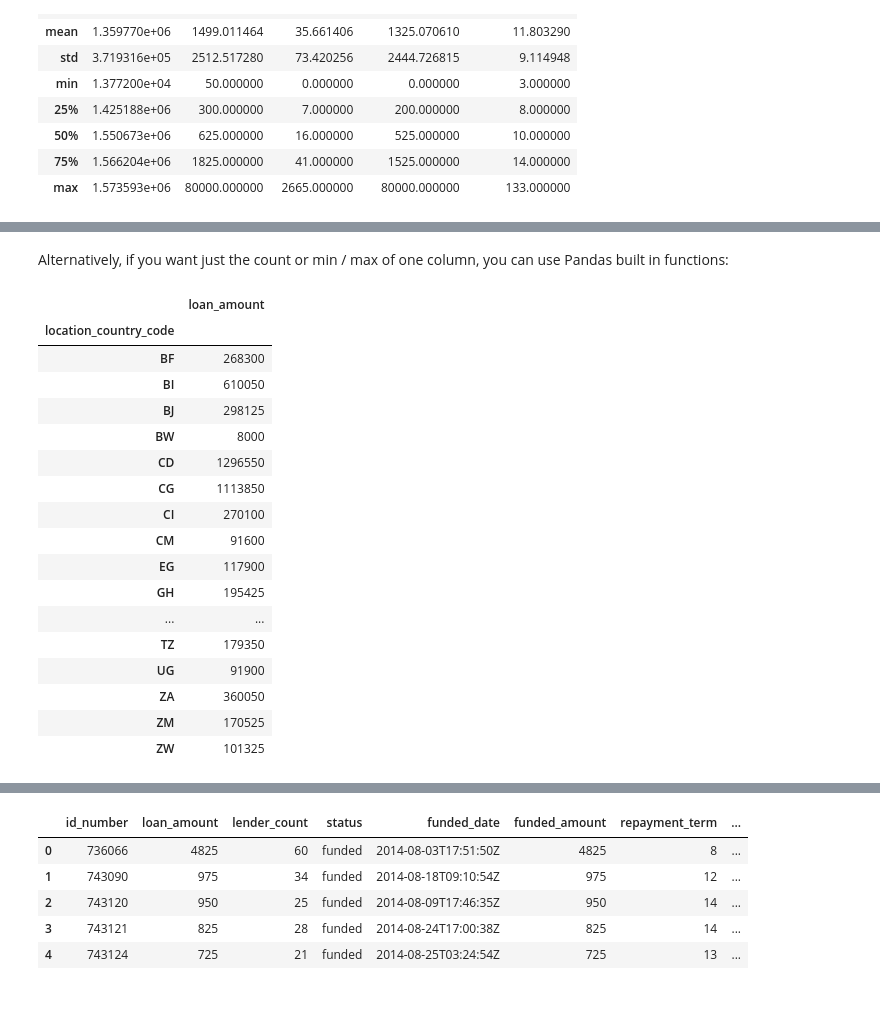
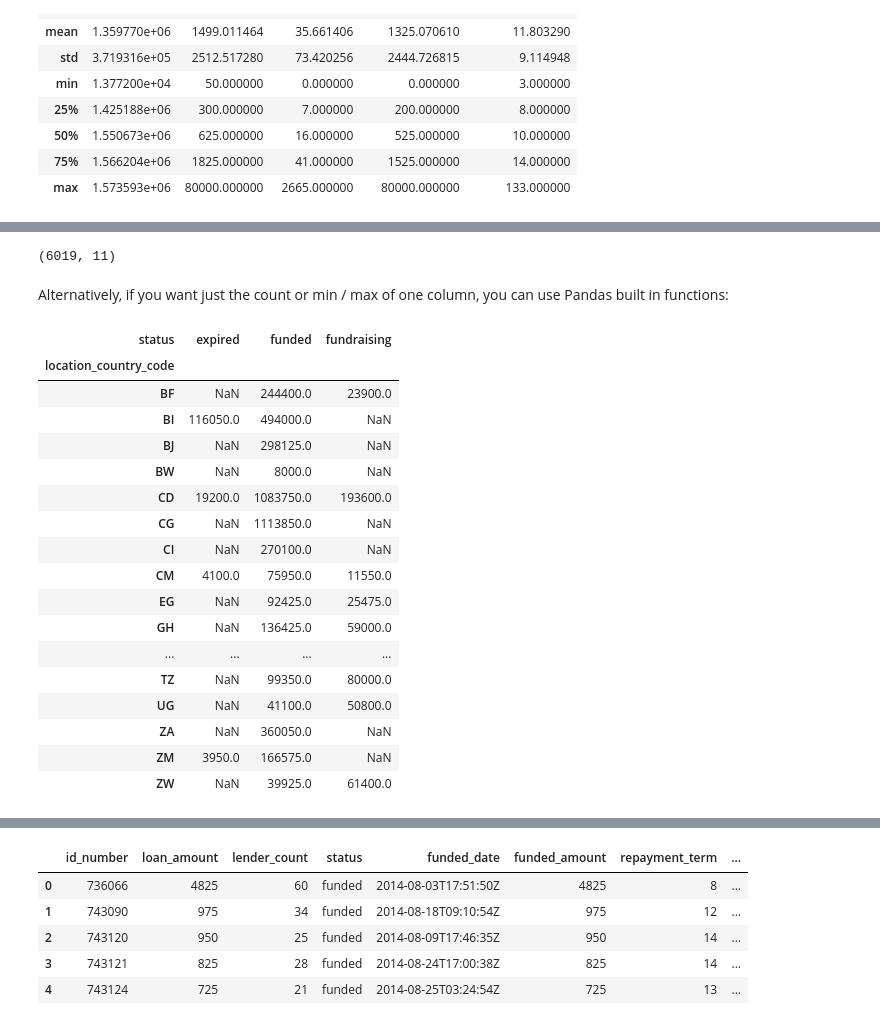
Before and after one commit to SaturdaysAI/Itinerario_MachineLearning, a Jupyter notebook: module_1_introduction/1_2 intro_to_pandas.ipynb, the cells around one changed output, grey strips where cells are left out. Cells and saved outputs as stored; diff of their text form; code cells hidden in the pictures.

```diff
--- a/module_1_introduction/1_2 intro_to_pandas.ipynb
+++ b/module_1_introduction/1_2 intro_to_pandas.ipynb
@@ -75,2 +90,6 @@ pivot_ui(df)
+# %%
+df.shape
+# %% [output]
+(6019, 11)
 # %% [markdown]
 Alternatively, if you want just the count or min / max of one column, you can use Pandas built in functions:
@@ -140,22 +96,24 @@ pd.pivot_table?
 # %%
-piv = pd.pivot_table(df, columns = 'location_country_code',  values = 'loan_amount', aggfunc='sum').T
+piv = pd.pivot_table(df, index = 'status',
+                         columns = 'location_country_code',
+                         values = 'loan_amount', aggfunc='sum').T
 piv
 # %% [output]
-|  | loan_amount |
-| location_country_code |  |
-| BF | 268300 |
-| BI | 610050 |
-| BJ | 298125 |
-| BW | 8000 |
-| CD | 1296550 |
-| CG | 1113850 |
-| CI | 270100 |
-| CM | 91600 |
-| EG | 117900 |
-| GH | 195425 |
-| ... | ... |
-| TZ | 179350 |
-| UG | 91900 |
-| ZA | 360050 |
-| ZM | 170525 |
-| ZW | 101325 |
+| status | expired | funded | fundraising |
+| location_country_code |  |  |  |
+| BF | NaN | 244400.0 | 23900.0 |
+| BI | 116050.0 | 494000.0 | NaN |
+| BJ | NaN | 298125.0 | NaN |
+| BW | NaN | 8000.0 | NaN |
+| CD | 19200.0 | 1083750.0 | 193600.0 |
+| CG | NaN | 1113850.0 | NaN |
+| CI | NaN | 270100.0 | NaN |
+| CM | 4100.0 | 75950.0 | 11550.0 |
+| EG | NaN | 92425.0 | 25475.0 |
+| GH | NaN | 136425.0 | 59000.0 |
+| ... | ... | ... | ... |
+| TZ | NaN | 99350.0 | 80000.0 |
+| UG | NaN | 41100.0 | 50800.0 |
+| ZA | NaN | 360050.0 | NaN |
+| ZM | 3950.0 | 166575.0 | NaN |
+| ZW | NaN | 39925.0 | 61400.0 |
```
Also changed, not shown: parts of 34 cells of this notebook.
